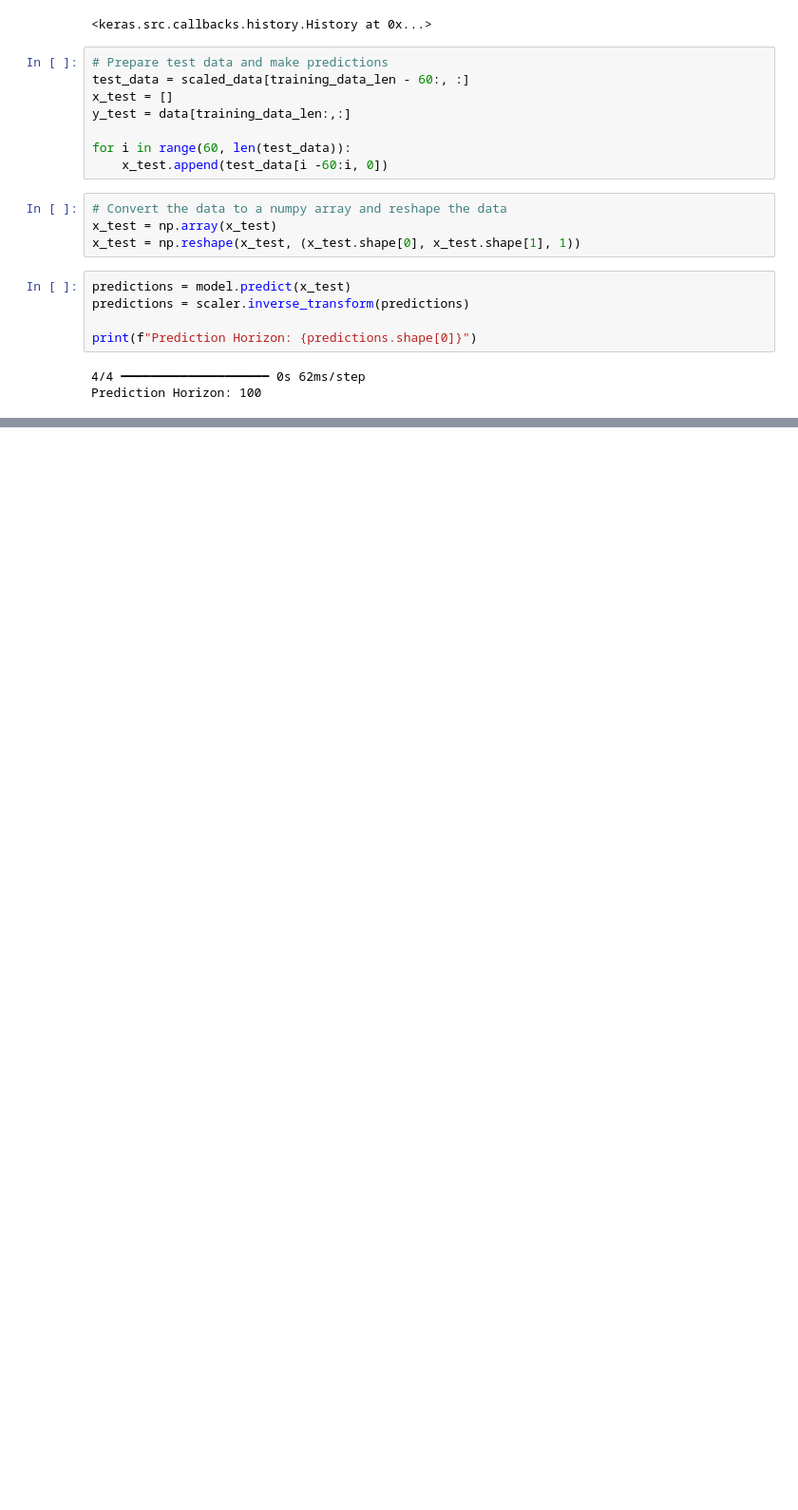
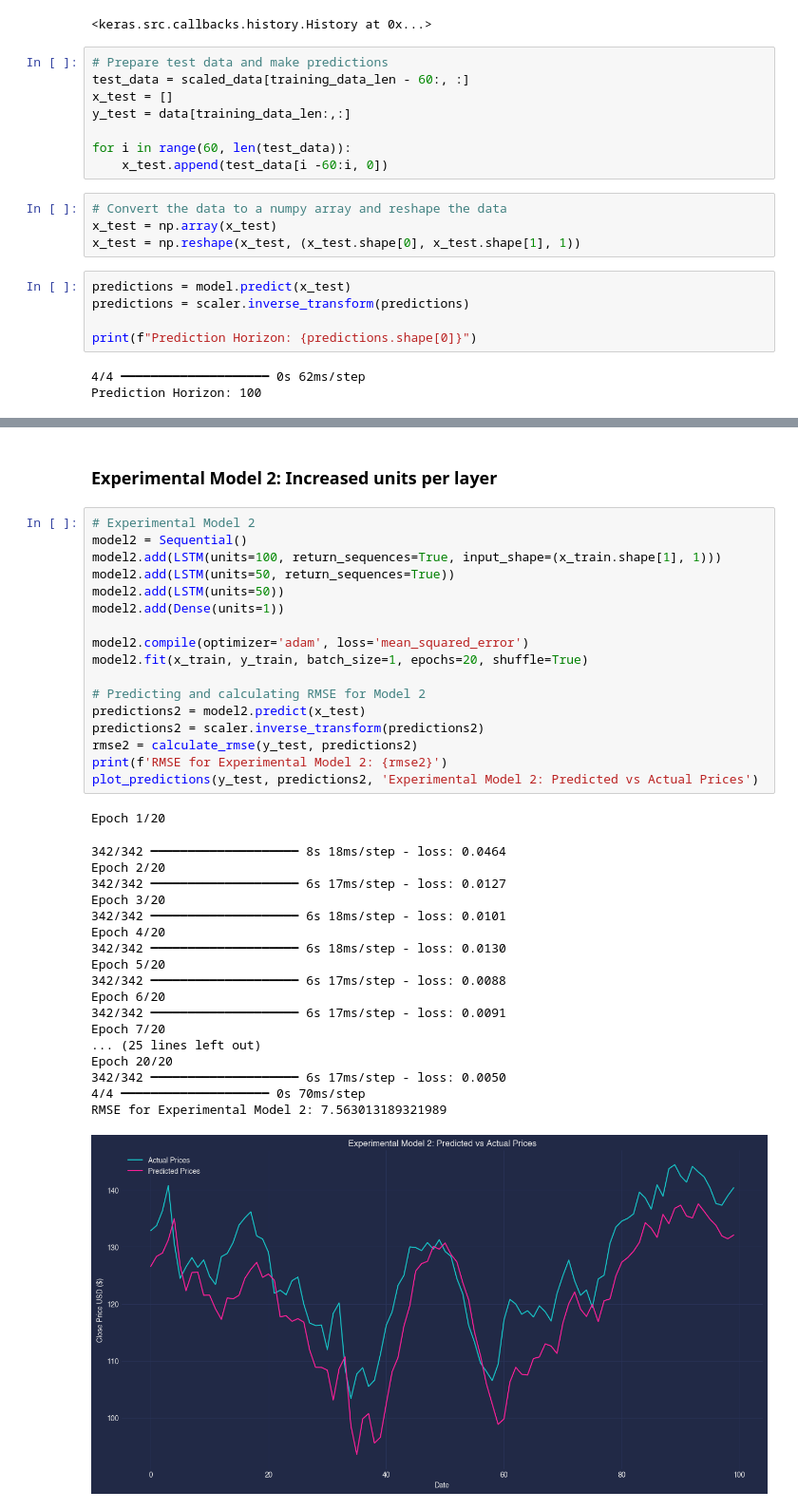
Before and after one commit to bernicelau430/Time_Series_Forecasting_for_Stock_Analysis, a Jupyter notebook: LSTM.ipynb, the cells around one changed output, grey strips where cells are left out. Shown: that part at 95% size. Drawn from its saved outputs; the diff is of its cells as text; blank space fills up the shorter version.

```diff
--- a/LSTM.ipynb
+++ b/LSTM.ipynb
@@ -245,0 +304,39 @@ Text(0, 0.5, 'Frequency')
+# %% [markdown]
+### Experimental Model 2: Increased units per layer
+# %%
+# Experimental Model 2
+model2 = Sequential()
+model2.add(LSTM(units=100, return_sequences=True, input_shape=(x_train.shape[1], 1)))
+model2.add(LSTM(units=50, return_sequences=True))
+model2.add(LSTM(units=50))
+model2.add(Dense(units=1))
+
+model2.compile(optimizer='adam', loss='mean_squared_error')
+model2.fit(x_train, y_train, batch_size=1, epochs=20, shuffle=True)
+
+# Predicting and calculating RMSE for Model 2
+predictions2 = model2.predict(x_test)
+predictions2 = scaler.inverse_transform(predictions2)
+rmse2 = calculate_rmse(y_test, predictions2)
+print(f'RMSE for Experimental Model 2: {rmse2}')
+plot_predictions(y_test, predictions2, 'Experimental Model 2: Predicted vs Actual Prices')
+# %% [output]
+Epoch 1/20
+342/342 ━━━━━━━━━━━━━━━━━━━━ 8s 18ms/step - loss: 0.0464
+Epoch 2/20
+342/342 ━━━━━━━━━━━━━━━━━━━━ 6s 17ms/step - loss: 0.0127
+Epoch 3/20
+342/342 ━━━━━━━━━━━━━━━━━━━━ 6s 18ms/step - loss: 0.0101
+Epoch 4/20
+342/342 ━━━━━━━━━━━━━━━━━━━━ 6s 18ms/step - loss: 0.0130
+Epoch 5/20
+342/342 ━━━━━━━━━━━━━━━━━━━━ 6s 17ms/step - loss: 0.0088
+Epoch 6/20
+342/342 ━━━━━━━━━━━━━━━━━━━━ 6s 17ms/step - loss: 0.0091
+Epoch 7/20
+... (25 lines left out)
+Epoch 20/20
+342/342 ━━━━━━━━━━━━━━━━━━━━ 6s 17ms/step - loss: 0.0050
+4/4 ━━━━━━━━━━━━━━━━━━━━ 0s 70ms/step
+RMSE for Experimental Model 2: 7.563013189321989
+[figure, added]
```
Also changed, not shown: parts of 16 cells of this notebook.
